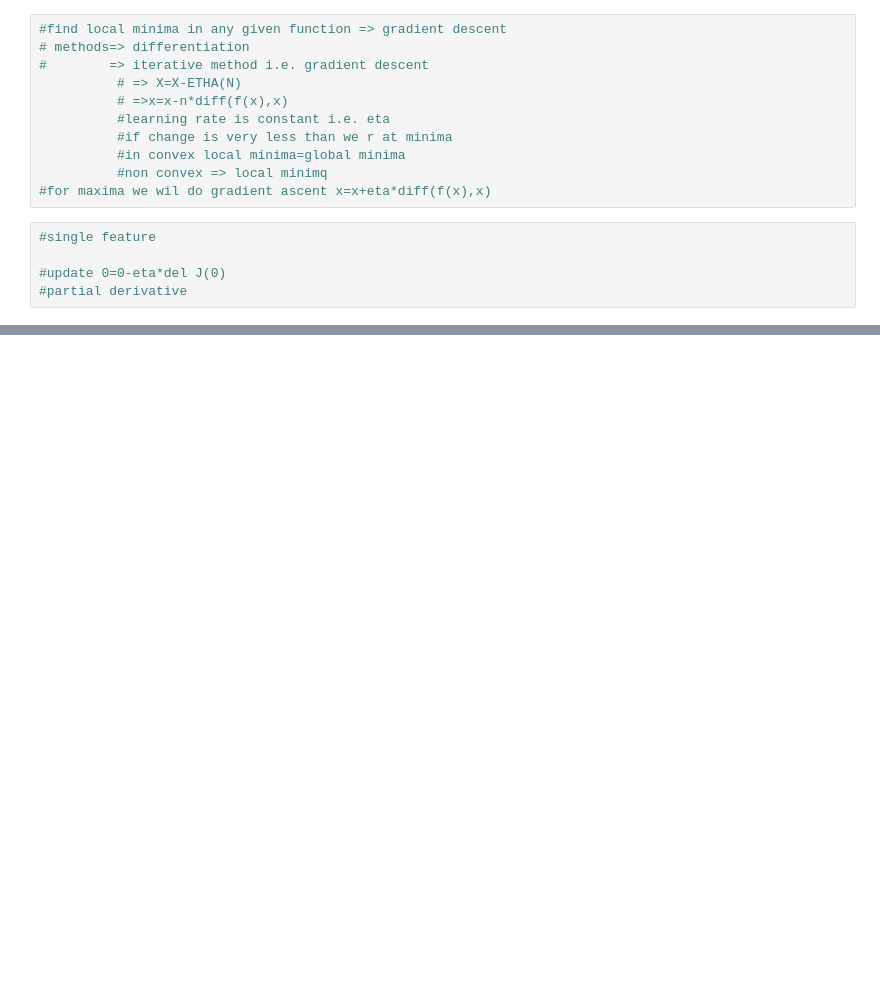
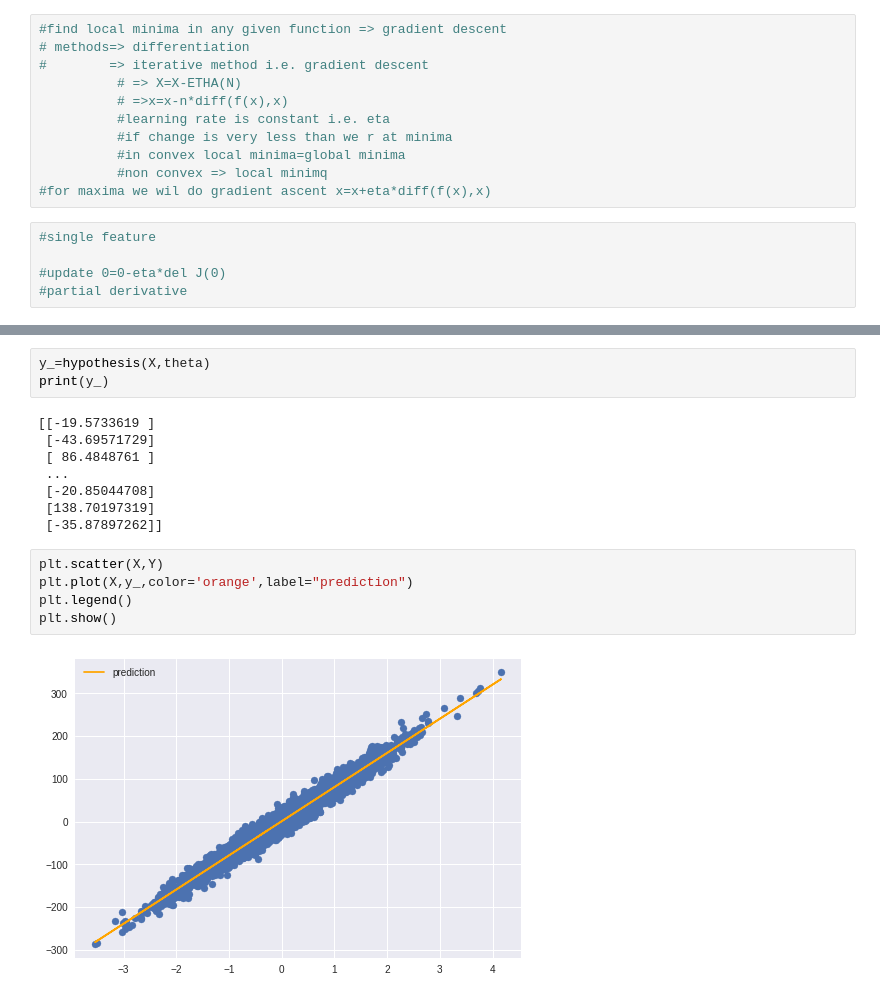
Before and after one commit to mohinesh9999/Kaggle, a Jupyter notebook: regression.ipynb, the cells around one changed output, grey strips where cells are left out. Cells and saved outputs as stored; diff of their text form; blank space fills up the shorter version.

```diff
--- a/regression.ipynb
+++ b/regression.ipynb
@@ -96,0 +212,18 @@ raw
+# %%
+y_=hypothesis(X,theta)
+print(y_)
+# %% [output]
+[[-19.5733619 ]
+ [-43.69571729]
+ [ 86.4848761 ]
+ ...
+ [-20.85044708]
+ [138.70197319]
+ [-35.87897262]]
+# %%
+plt.scatter(X,Y)
+plt.plot(X,y_,color='orange',label="prediction")
+plt.legend()
+plt.show()
+# %% [output]
+[figure, added]
```
Also changed, not shown: parts of 27 cells of this notebook.
